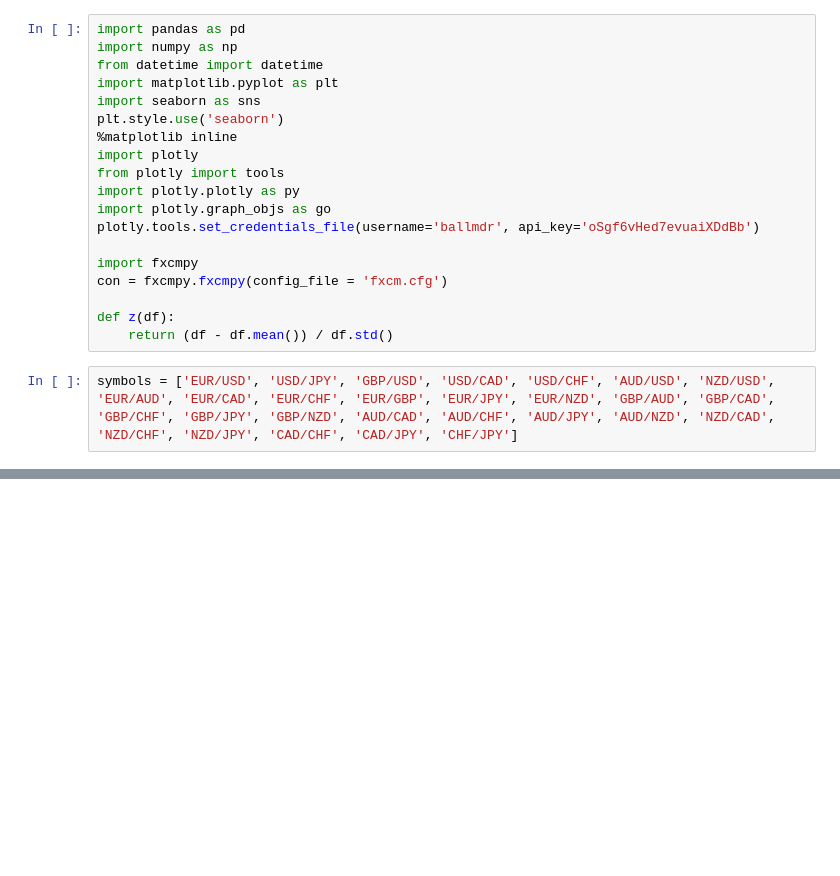
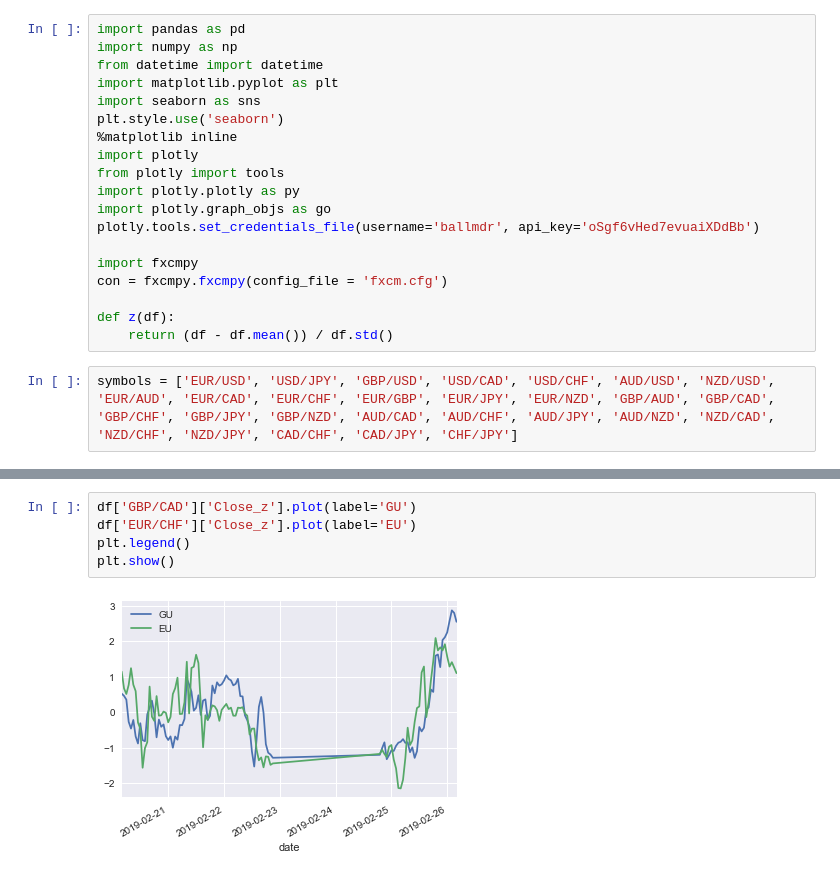
Before and after one commit to ballmdr/blockchain-python, a Jupyter notebook: FXCM/Mean Reversion.ipynb, the cells around one changed output, grey strips where cells are left out. Saved outputs shown, nothing was run; the diff lists cells and outputs as text; blank space fills up the shorter version.

```diff
--- a/FXCM/Mean Reversion.ipynb
+++ b/FXCM/Mean Reversion.ipynb
@@ -71,0 +37,7 @@ for symbol in symbols:
+# %%
+df['GBP/CAD']['Close_z'].plot(label='GU')
+df['EUR/CHF']['Close_z'].plot(label='EU')
+plt.legend()
+plt.show()
+# %% [output]
+[figure, added]
```
Also changed, not shown: parts of 7 cells of this notebook, 6 other files.
